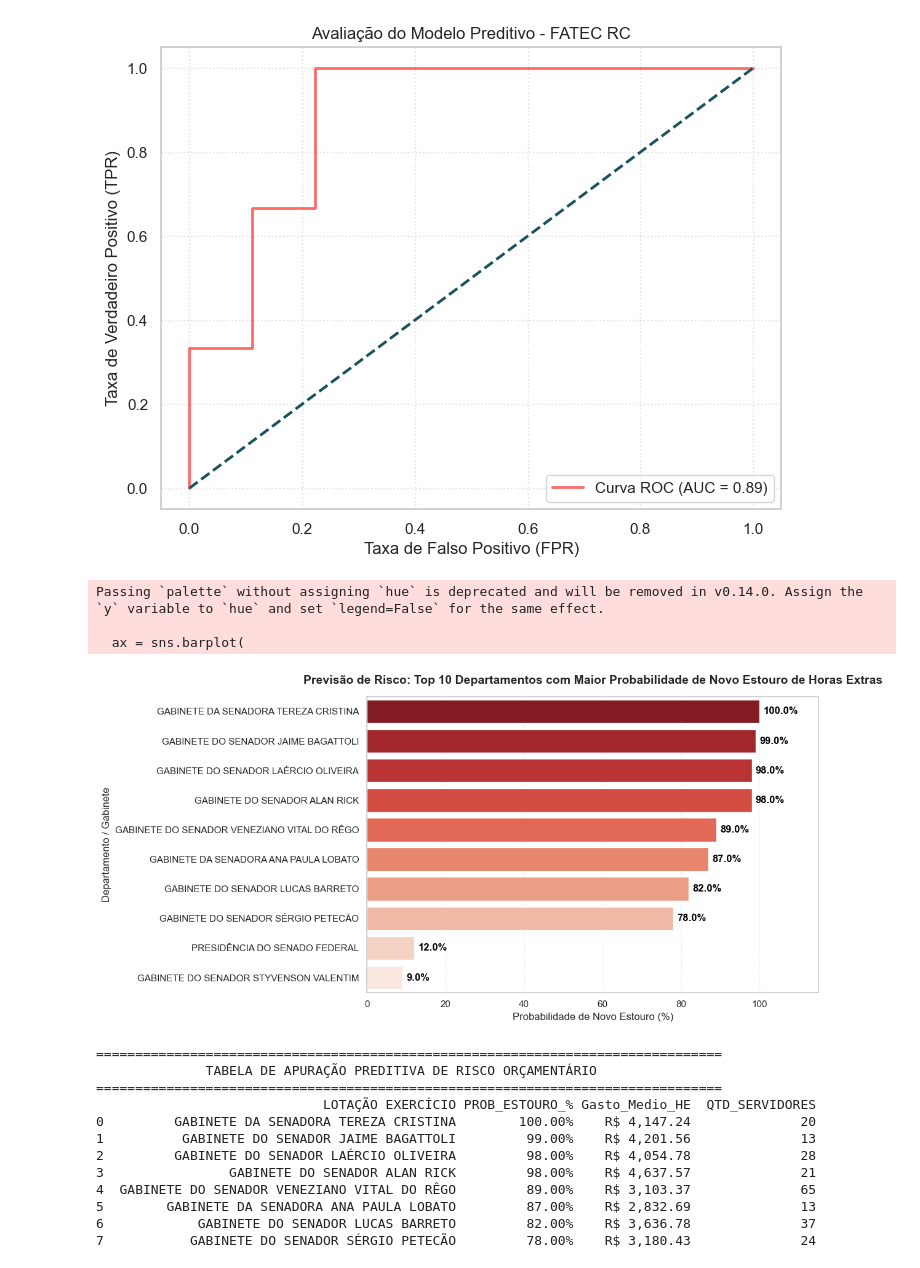
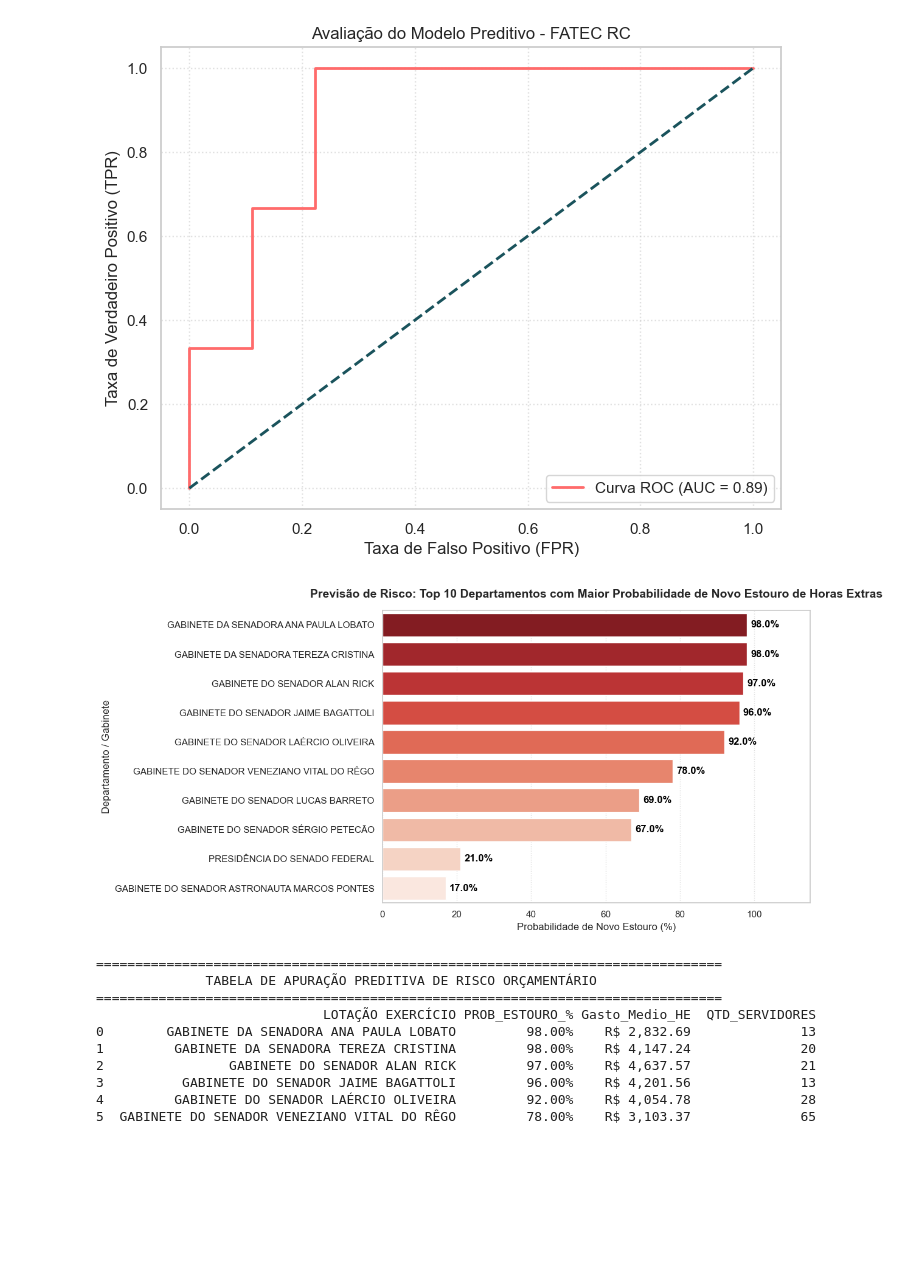
Before and after one commit to Gabriel-nascimento31/Projeto-de-Mineracao-de-Dados, a Jupyter notebook: mineracao.ipynb, the cells around one changed output. Cells and saved outputs as stored; diff of their text form; code cells hidden in the pictures; blank space fills up the shorter version.

```diff
--- a/mineracao.ipynb
+++ b/mineracao.ipynb
@@ -434,76 +435,67 @@ plt.show()
 Métrica AUC-ROC obtida: 0.8889
 [figure]
 # %%
-
 # 1. Definição do Alvo (Gasto acima do percentil 80 é considerado estouro/alto risco)
 limite_critico = df_analise['Gasto_Medio_HE'].quantile(0.80)
 df_analise['ALTO_RISCO'] = (df_analise['Gasto_Medio_HE'] > limite_critico).astype(int)
 
 # 2. Atributos Preditores
-features = ['Gasto_Medio_HE', 'Volatilidade_HE', 'Percentual_HE_Na_Folha', 'QTD_SERVIDORES', 'HE_Por_Servidor']
+# ATENÇÃO: Removemos 'Gasto_Medio_HE' daqui para o modelo não adivinhar o alvo perfeitamente (Data Leakage)
+features = ['Volatilidade_HE', 'Percentual_HE_Na_Folha', 'QTD_SERVIDORES', 'HE_Por_Servidor']
 X = df_analise[features]
 y = df_analise['ALTO_RISCO']
 
-# 3. Treinar o modelo com a base completa para mapear o cenário atual do Senado
+# 3. Treinar o modelo
 modelo_risco = RandomForestClassifier(n_estimators=100, random_state=42)
 modelo_risco.fit(X, y)
 
 # 4. Predizer a probabilidade real de cada departamento ter um NOVO ESTOURO
-# O predict_proba retorna a chance de ser 0 e a chance de ser 1. Pegamos a chance de ser 1 (índice 1)
 df_analise['PROB_ESTOURO_%'] = modelo_risco.predict_proba(X)[:, 1] * 100
 
-# 5. Criar o Ranking dos Departamentos mais perigosos para o orçamento futuro
+# 5. Criar o Ranking
 ranking_estouro = df_analise[['LOTAÇÃO EXERCÍCIO', 'PROB_ESTOURO_%', 'Gasto_Medio_HE', 'QTD_SERVIDORES']].sort_values(by='PROB_ESTOURO_%', ascending=False)
 
-# ========================================================
 # NOVO GRÁFICO: OS 10 DEPARTAMENTOS COM MAIOR RISCO DE ESTOURO
-# ========================================================
 plt.figure(figsize=(12, 6))
 top_10_risco = ranking_estouro.head(10)
 
-# Criando o gráfico de barras
+# Criando o gráfico de barras - CORRIGIDO PARA EVITAR O DEPRECATED WARNING
 ax = sns.barplot(
     x='PROB_ESTOURO_%',
     y='LOTAÇÃO EXERCÍCIO',
     data=top_10_risco,
-    palette=sns.color_palette("Reds_r", n_colors=10)
+    palette=sns.color_palette("Reds_r", n_colors=10),
+    hue='LOTAÇÃO EXERCÍCIO',  # <-- Corrigido aqui
+    legend=False              # <-- Corrigido aqui
 )
 
 # Adicionando os valores das probabilidades na ponta das barras
 for i, v in enumerate(top_10_risco['PROB_ESTOURO_%']):
     ax.text(v + 1, i, f"{v:.1f}%", va='center', fontweight='bold', color='black')
 
 plt.title('Previsão de Risco: Top 10 Departamentos com Maior Probabilidade de Novo Estouro de Horas Extras', fontsize=14, fontweight='bold', pad=15)
 plt.xlabel('Probabilidade de Novo Estouro (%)', fontsize=12)
 plt.ylabel('Departamento / Gabinete', fontsize=12)
 plt.xlim(0, 115)
 plt.grid(axis='x', linestyle=':', alpha=0.6)
 plt.tight_layout()
 plt.show()
 
-# ========================================================
 # EXIBIÇÃO DA TABELA DE APURAÇÃO DE RISCO
-# ========================================================
 print("\n" + "="*80)
 print("              TABELA DE APURAÇÃO PREDITIVA DE RISCO ORÇAMENTÁRIO")
 print("="*80)
-# Mostra os setores com mais de 70% de chance de estouro
 setores_criticos = ranking_estouro[ranking_estouro['PROB_ESTOURO_%'] > 70].reset_index(drop=True)
 print(setores_criticos.to_string(formatters={'PROB_ESTOURO_%': '{:.2f}%'.format, 'Gasto_Medio_HE': 'R$ {:,.2f}'.format}))
 # %% [output]
+[figure, new version]
-Passing `palette` without assigning `hue` is deprecated and will be removed in v0.14.0. Assign the `y` variable to `hue` and set `legend=False` for the same effect.
-
-  ax = sns.barplot(
+================================================================================
+              TABELA DE APURAÇÃO PREDITIVA DE RISCO ORÇAMENTÁRIO
+================================================================================
+                             LOTAÇÃO EXERCÍCIO PROB_ESTOURO_% Gasto_Medio_HE  QTD_SERVIDORES
+0        GABINETE DA SENADORA ANA PAULA LOBATO         98.00%    R$ 2,832.69              13
+1         GABINETE DA SENADORA TEREZA CRISTINA         98.00%    R$ 4,147.24              20
+2                GABINETE DO SENADOR ALAN RICK         97.00%    R$ 4,637.57              21
+3          GABINETE DO SENADOR JAIME BAGATTOLI         96.00%    R$ 4,201.56              13
+4         GABINETE DO SENADOR LAÉRCIO OLIVEIRA         92.00%    R$ 4,054.78              28
+5  GABINETE DO SENADOR VENEZIANO VITAL DO RÊGO         78.00%    R$ 3,103.37              65
-[figure, old version]
-================================================================================
-              TABELA DE APURAÇÃO PREDITIVA DE RISCO ORÇAMENTÁRIO
-================================================================================
-                             LOTAÇÃO EXERCÍCIO PROB_ESTOURO_% Gasto_Medio_HE  QTD_SERVIDORES
-0         GABINETE DA SENADORA TEREZA CRISTINA        100.00%    R$ 4,147.24              20
-1          GABINETE DO SENADOR JAIME BAGATTOLI         99.00%    R$ 4,201.56              13
-2         GABINETE DO SENADOR LAÉRCIO OLIVEIRA         98.00%    R$ 4,054.78              28
-3                GABINETE DO SENADOR ALAN RICK         98.00%    R$ 4,637.57              21
-4  GABINETE DO SENADOR VENEZIANO VITAL DO RÊGO         89.00%    R$ 3,103.37              65
-5        GABINETE DA SENADORA ANA PAULA LOBATO         87.00%    R$ 2,832.69              13
-6            GABINETE DO SENADOR LUCAS BARRETO         82.00%    R$ 3,636.78              37
-7           GABINETE DO SENADOR SÉRGIO PETECÃO         78.00%    R$ 3,180.43              24
```
Also changed, not shown: parts of 13 cells of this notebook.
